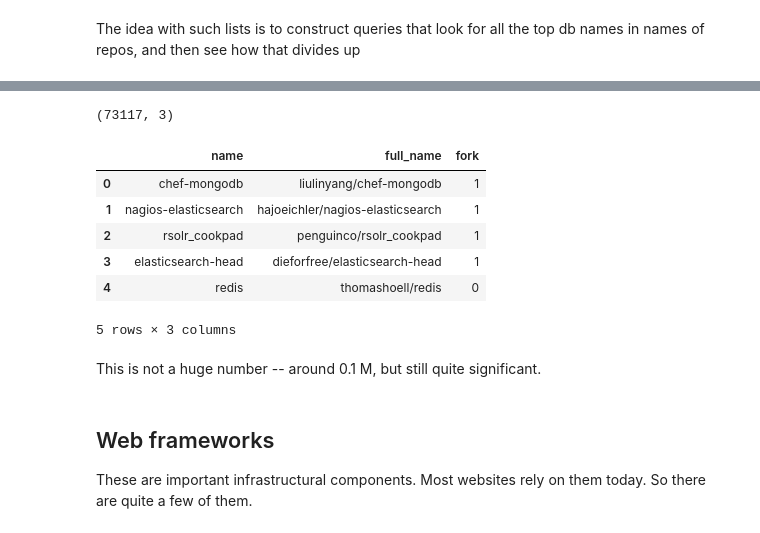
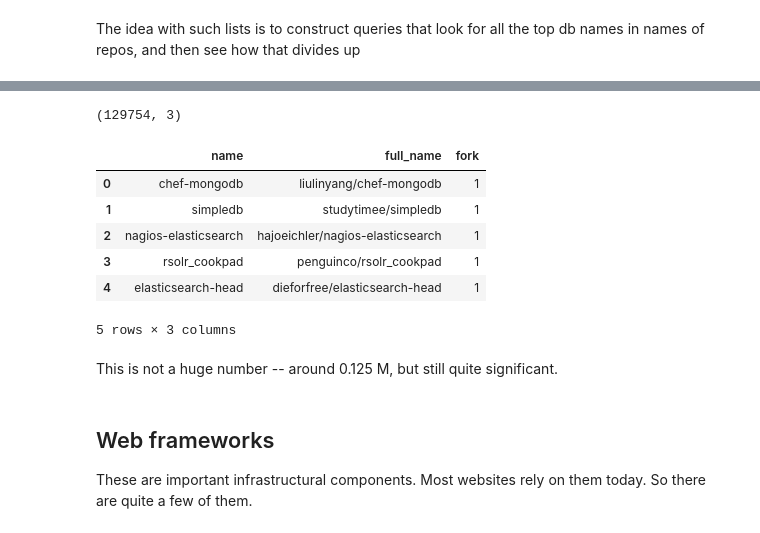
Before and after one commit to metacommunities/metacommunities, a Jupyter notebook: repo-topics/1_Generate_repo_topic_data.ipynb, the cells around one changed output, grey strips where cells are left out. Cells and saved outputs as stored; diff of their text form; code cells hidden in the pictures.

```diff
--- a/repo-topics/1_Generate_repo_topic_data.ipynb
+++ b/repo-topics/1_Generate_repo_topic_data.ipynb
@@ -340,18 +372,18 @@ Waiting on bqjob_r5f7e3773dbca6d9e_00000145fa28c095_84 ... (40s) Current status:
 # %%
-db_df = db_full_df
-print(db_full_df.shape)
-db_full_df.head()
+
+print(db_df.shape)
+db_df.head()
 # %% [output]
-(73117, 3)
+(129754, 3)
 |  | name | full_name | fork |
 | 0 | chef-mongodb | liulinyang/chef-mongodb | 1 |
-| 1 | nagios-elasticsearch | hajoeichler/nagios-elasticsearch | 1 |
-| 2 | rsolr_cookpad | penguinco/rsolr_cookpad | 1 |
-| 3 | elasticsearch-head | dieforfree/elasticsearch-head | 1 |
-| 4 | redis | thomashoell/redis | 0 |
+| 1 | simpledb | studytimee/simpledb | 1 |
+| 2 | nagios-elasticsearch | hajoeichler/nagios-elasticsearch | 1 |
+| 3 | rsolr_cookpad | penguinco/rsolr_cookpad | 1 |
+| 4 | elasticsearch-head | dieforfree/elasticsearch-head | 1 |
 5 rows × 3 columns
 # %% [markdown]
-This is not a huge number -- around 0.1 M, but still quite significant.
+This is not a huge number -- around 0.125 M, but still quite significant.
 # %% [markdown]
 ## Web frameworks
 
```
Also changed, not shown: parts of 21 cells of this notebook, 6 other files.
